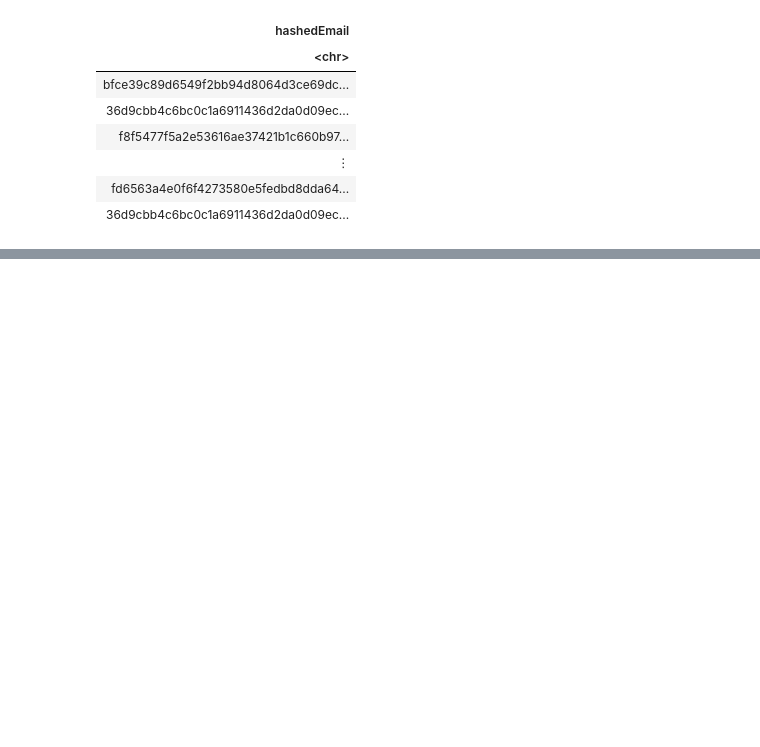
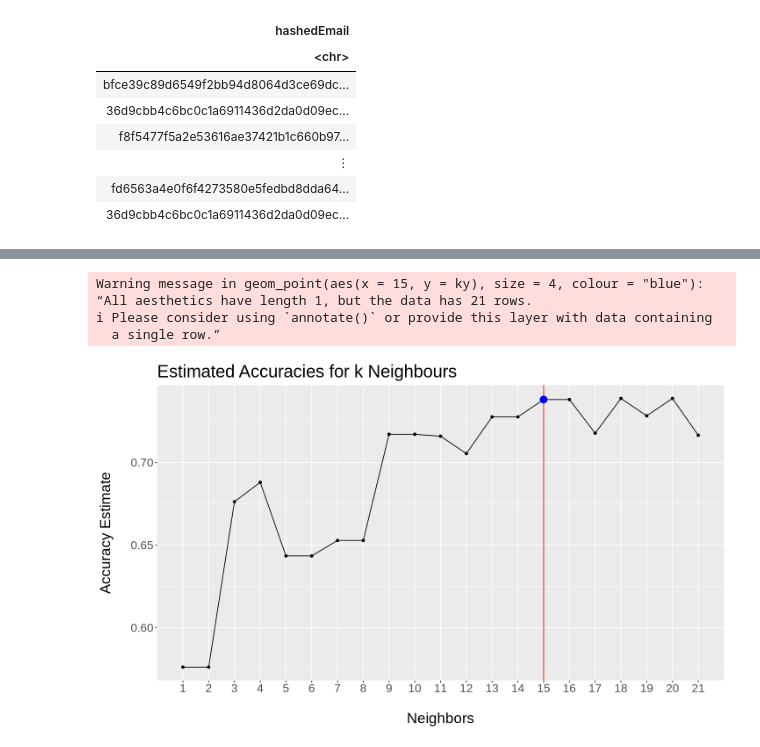
Before and after one commit to karunaj28/DSCI100-Group-Project, a Jupyter notebook: group-final.ipynb, the cells around one changed output, grey strips where cells are left out. Drawn from its saved outputs; the diff is of its cells as text; code cells hidden in the pictures; blank space fills up the shorter version.

Commit message:
recipe

```diff
--- a/group-final.ipynb
+++ b/group-final.ipynb
@@ -197,3 +199,48 @@ A tibble: 1 × 11
 | total_players | mean_age | median_age | sd_age | min_age | max_age | mean_sessions | median_sessions | sd_sessions | ... |
 | <int> | <dbl> | <dbl> | <dbl> | <dbl> | <dbl> | <dbl> | <dbl> | <dbl> | ... |
 | 92 | 20.32609 | 18 | 6.76466 | 8 | 50 | 12.67391 | 1 | 36.23947 | ... |
+# %%
+set.seed(1)
+
+ps_recipe <- recipe(subscribe ~ experience + Age + number_of_sessions, data = ps_train) |>
+    step_scale(number_of_sessions, Age) |>
+    step_center(number_of_sessions, Age)
+
+knn_spec <- nearest_neighbor(weight_func = "rectangular", neighbors = tune()) |>
+    set_engine("kknn") |>
+    set_mode("classification")
+
+ps_vfold <- vfold_cv(ps_train, v = 5, strata = subscribe)
+gridvals <- tibble(neighbors = seq(1, 21))
+
+ps_results <- workflow() |>
+    add_recipe(ps_recipe) |>
+    add_model(knn_spec) |>
+    tune_grid(resamples = ps_vfold, grid = gridvals) |>
+    collect_metrics() |>
+    filter(.metric == "accuracy")
+
+options(repr.plot.width = 12, repr.plot.height = 7)
+
+ky <- ps_results |> filter(neighbors == 15) |> select(mean) |> pull()
+
+cross_val_plot <- ps_results |>
+    ggplot(aes(x = neighbors, y = mean)) +
+    geom_point() +
+    geom_line() +
+    geom_vline(xintercept = 15, colour = "red") +
+    geom_point(aes(x=15, y= ky), size = 4, colour = "blue") +
+    labs(x = "\nNeighbors",
+         y = "Accuracy Estimate\n",
+         title = "Estimated Accuracies for k Neighbours") +
+    scale_x_continuous(limits = c(1, 21), breaks = seq(1, 21), minor_breaks = seq(1, 21, 1)) +
+    theme(text = element_text(size = 20),
+          plot.caption = element_text(size = 20, hjust = 0))
+
+cross_val_plot
+# %% [output]
+Warning message in geom_point(aes(x = 15, y = ky), size = 4, colour = "blue"):
+“All aesthetics have length 1, but the data has 21 rows.
+ℹ Please consider using `annotate()` or provide this layer with data containing
+  a single row.”
+[figure, added]
```
Also changed, not shown: parts of 4 cells of this notebook.
